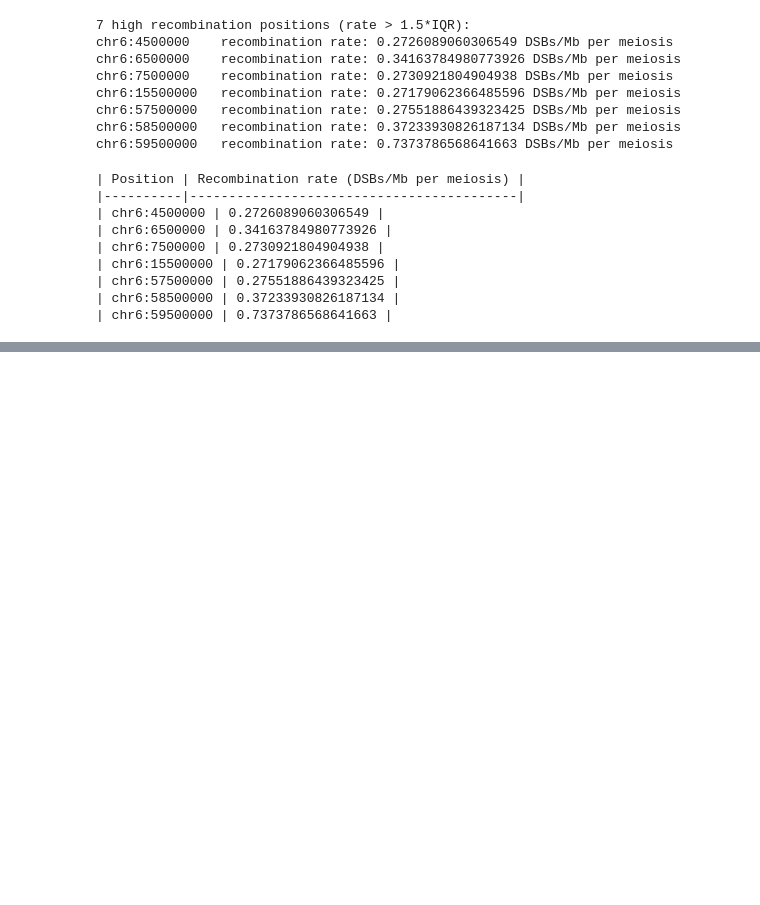
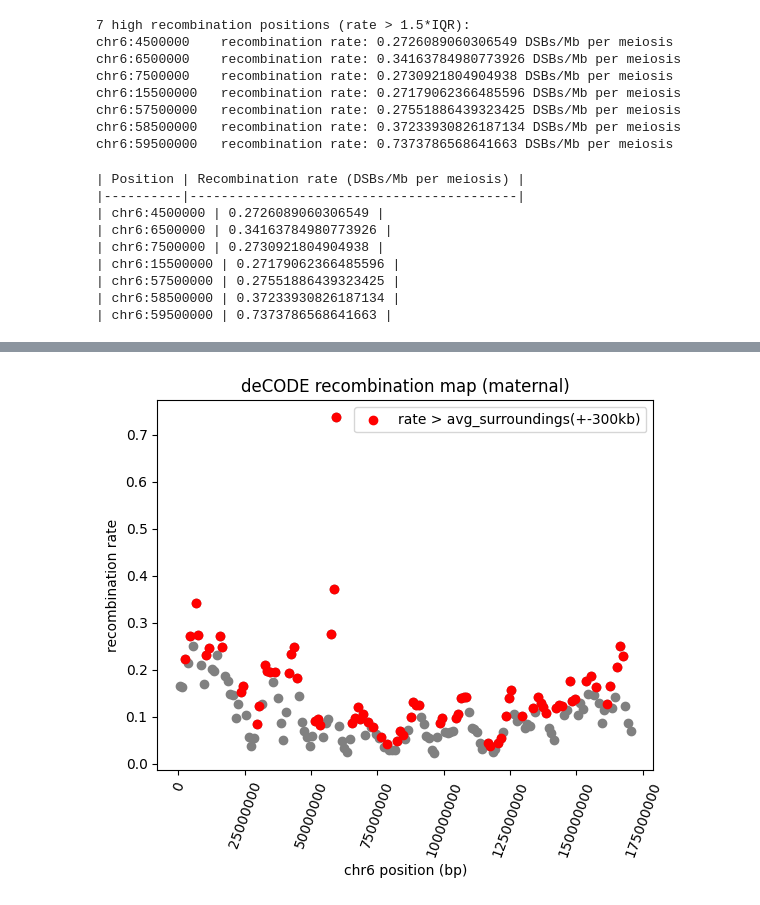
Before and after one commit to jedrzejkubica/Elixir-BH-2025, a Jupyter notebook: haploblock_breakpoints.ipynb, the cells around one changed output, grey strips where cells are left out. Saved outputs shown, nothing was run; the diff lists cells and outputs as text; code cells hidden in the pictures; blank space fills up the shorter version.

Commit message:
haploblock_breakpoints.ipynb : rate>avg(+-300kb)

```diff
--- a/haploblock_breakpoints.ipynb
+++ b/haploblock_breakpoints.ipynb
@@ -260,3 +244,12 @@ for pos, rate in zip(high_recomb_pos, high_recomb_rates):
 | chr6:57500000 | 0.27551886439323425 |
 | chr6:58500000 | 0.37233930826187134 |
 | chr6:59500000 | 0.7373786568641663 |
+# %%
+# use DSB (double-strand breaks, DSBs/Mb per meiosis),
+# PRDM9-driven DSBs correspond strongly with recombination hotspots
+recomb_rates = mat_chr["DSB"].to_numpy()
+# %%
+i = 0
+print(recomb_rates[i])
+print(recomb_rates[max(0, i-3):min(len(recomb_rates), i+3)])
+numpy.average(recomb_rates[max(0, i-3):min(len(recomb_rates), i+3)])
@@ -262,0 +260,11 @@ for pos, rate in zip(high_recomb_pos, high_recomb_rates):
+# %%
+high_recomb_pos = []
+high_recomb_rates = []
+
+for i in range(len(recomb_rates)):
+    # take average of +-300kb
+    surroundings_average = numpy.average(recomb_rates[max(0, i-3):min(len(recomb_rates), i+3)])
+    if recomb_rates[i] > surroundings_average:
+        high_recomb_pos.append(mat_chr["pos"][i])
+        high_recomb_rates.append(recomb_rates[i])
+        print(f"High recombination rate at {CHR}:{mat_chr['pos'][i]}: {recomb_rates[i]} DSBs/Mb per meiosis (avg of surroundings: {surroundings_average})")
@@ -262,0 +289,25 @@ for pos, rate in zip(high_recomb_pos, high_recomb_rates):
+# %%
+# plot the recombination rates along the chromosome,
+# identify haploblock boundaries as recombination rate > 2*avg
+matplotlib.pyplot.figure()
+
+matplotlib.pyplot.scatter(x=mat_chr["pos"].to_numpy(), y=recomb_rates, color="grey")
+
+# color red the high recombination positions
+matplotlib.pyplot.scatter(x=high_recomb_pos,
+                          y=high_recomb_rates,
+                          color="red",
+                          label="rate > avg_surroundings(+-300kb)")
+
+matplotlib.pyplot.title("deCODE recombination map (maternal)")
+matplotlib.pyplot.ticklabel_format(useOffset=False, style='plain')  # disable scientific notation
+matplotlib.pyplot.xlabel(f"{CHR} position (bp)")
+matplotlib.pyplot.ylabel("recombination rate")
+matplotlib.pyplot.xticks(rotation=70)
+
+matplotlib.pyplot.legend()
+
+matplotlib.pyplot.savefig(f"figures/recomb_map_{CHR}_mat_outliersAVGsurroundings.png", bbox_inches='tight')
+matplotlib.pyplot.show()
+# %% [output]
+[figure, added]
```
Also changed, not shown: parts of 3 cells of this notebook.
